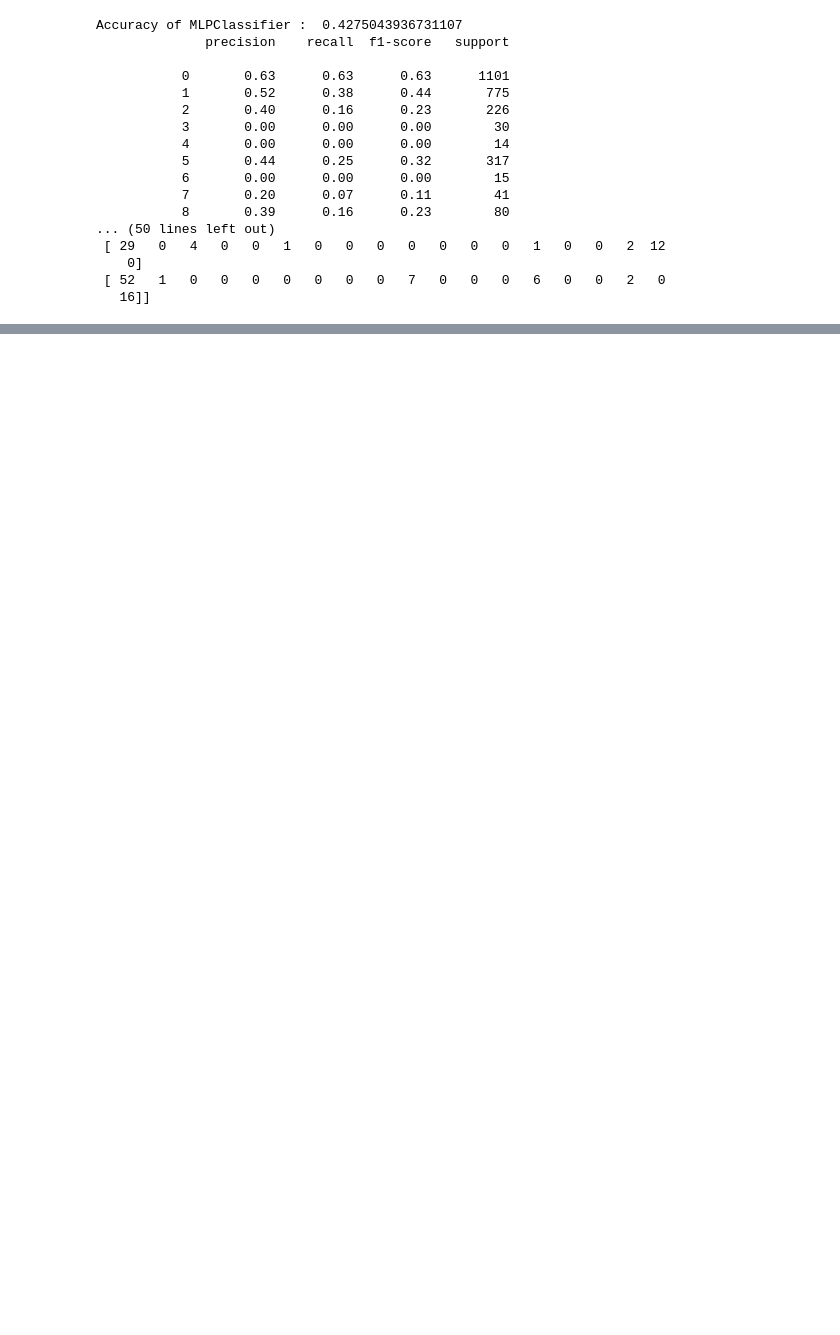
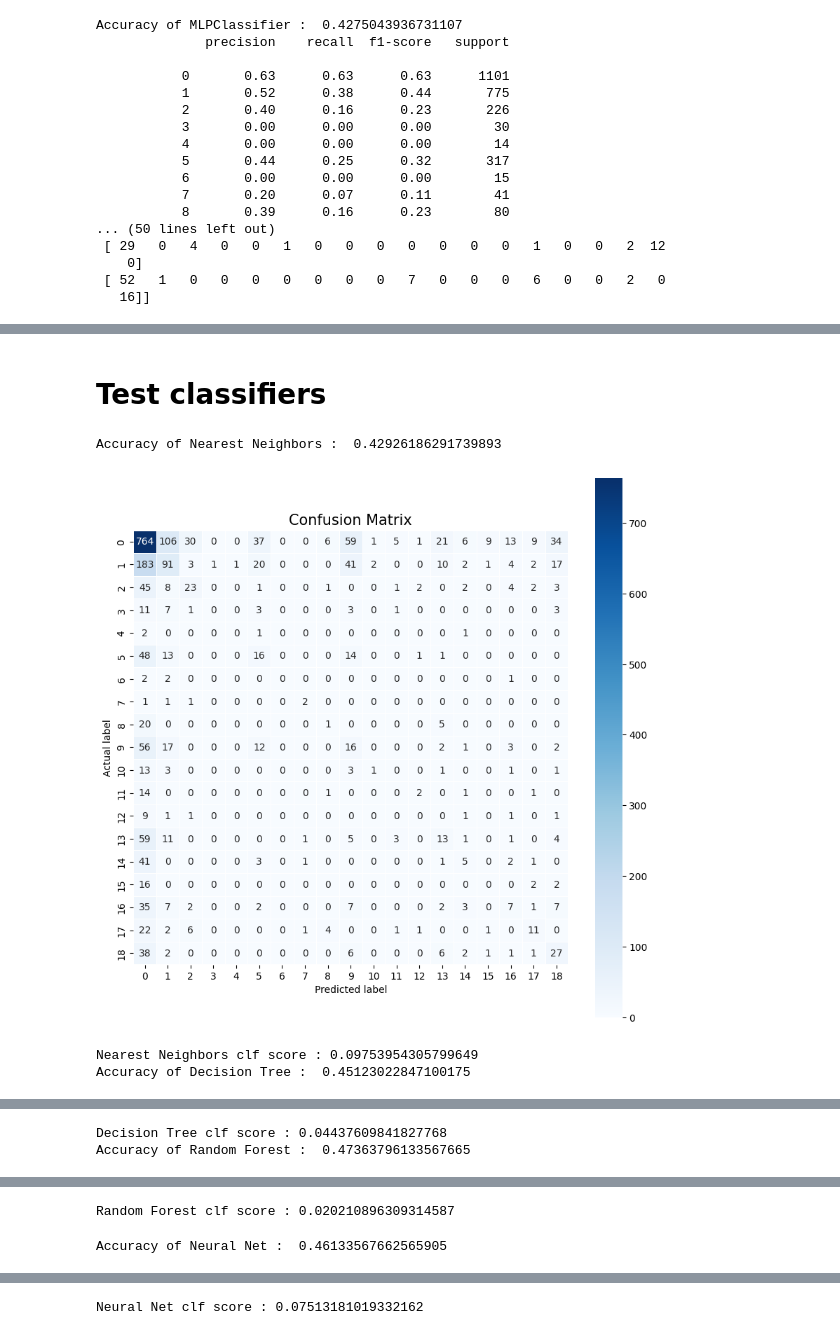
Before and after one commit to Mr-Stark01/ITSDPROJ, a Jupyter notebook: nb.ipynb, the cells around one changed output, grey strips where cells are left out. Drawn from its saved outputs; the diff is of its cells as text; code cells hidden in the pictures; blank space fills up the shorter version.

Commit message:
test multiple clasifiers

```diff
--- a/nb.ipynb
+++ b/nb.ipynb
@@ -532,0 +557,64 @@ print(y_test[:10])
+# %% [markdown]
+# Test classifiers
+# %%
+import matplotlib.pyplot as plt
+import numpy as np
+from matplotlib.colors import ListedColormap
+
+from sklearn.discriminant_analysis import QuadraticDiscriminantAnalysis
+from sklearn.ensemble import AdaBoostClassifier, RandomForestClassifier
+from sklearn.model_selection import train_test_split
+from sklearn.neighbors import KNeighborsClassifier
+from sklearn.neural_network import MLPClassifier
+from sklearn.pipeline import make_pipeline
+from sklearn.preprocessing import StandardScaler
+from sklearn.svm import SVC
+from sklearn.tree import DecisionTreeClassifier
+import seaborn as sns
+names = [
+    "Nearest Neighbors",
+    "Decision Tree",
+    "Random Forest",
+    "Neural Net",
+]
+
+classifiers = [
+    KNeighborsClassifier(3),
+    DecisionTreeClassifier(max_depth=5, random_state=42),
+    RandomForestClassifier(
+        max_depth=5, n_estimators=10, max_features=1, random_state=42
+    ),
+    MLPClassifier(alpha=1, max_iter=1000, random_state=42),
+]
+
+X = df_cleaned_scaled
+y = genres
+X_train, X_test, y_train, y_test = train_test_split(X, y, test_size=0.2, random_state=42)
+
+# iterate over classifiers
+for name, clf in zip(names, classifiers):
+    clf = make_pipeline(StandardScaler(), clf)
+    clf.fit(X_train, y_train)
+    expected_y  = y_test
+    predicted_y = clf.predict(X_test)
+    cm = metrics.confusion_matrix(expected_y.values.argmax(axis=1), predicted_y.argmax(axis=1))
+    #Printing the accuracy
+    print("Accuracy of "+name+" : ", accuracy(cm))
+
+    # Create a heatmap
+    plt.figure(figsize=(10,10))
+    sns.heatmap(cm, annot=True, fmt=".0f", linewidths=.5, square = True, cmap = 'Blues')
+    plt.ylabel('Actual label')
+    plt.xlabel('Predicted label')
+    plt.title('Confusion Matrix', size = 15)
+    plt.show()
+
+    #print(metrics.classification_report(expected_y, predicted_y))
+    #print(cm)
+    score = clf.score(X_test, y_test)
+    print(name +" clf score : "+str(score))
+# %% [output]
+Accuracy of Nearest Neighbors :  0.42926186291739893
+[figure, added]
+Nearest Neighbors clf score : 0.09753954305799649
+Accuracy of Decision Tree :  0.45123022847100175
@@ -532,0 +622,2 @@ print(y_test[:10])
+Decision Tree clf score : 0.04437609841827768
+Accuracy of Random Forest :  0.47363796133567665
@@ -532,0 +625,2 @@ print(y_test[:10])
+Random Forest clf score : 0.020210896309314587
+Accuracy of Neural Net :  0.46133567662565905
@@ -532,0 +628 @@ print(y_test[:10])
+Neural Net clf score : 0.07513181019332162
```
Also changed, not shown: parts of 9 cells of this notebook.
